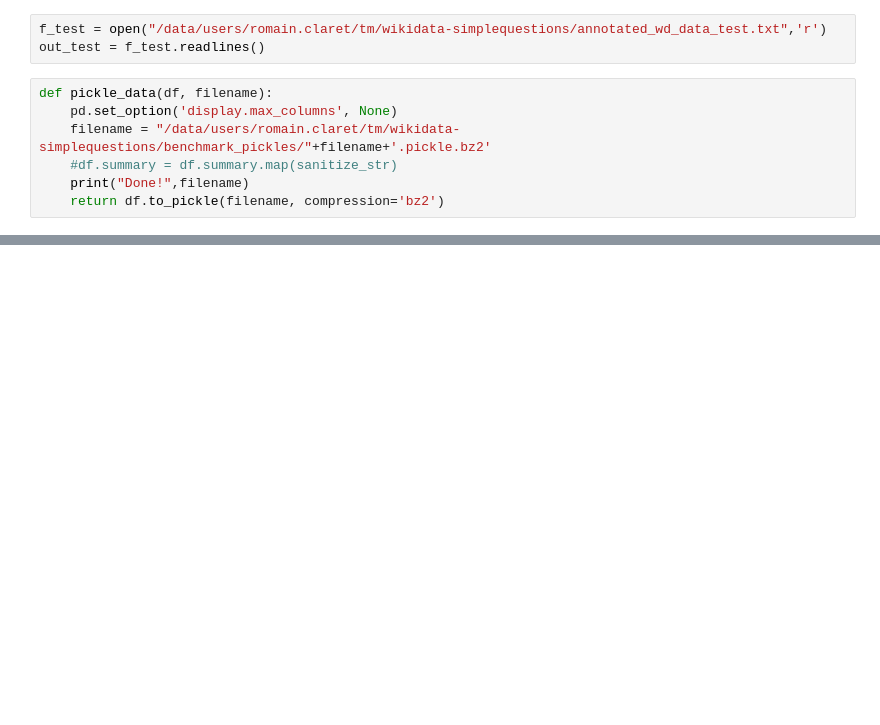
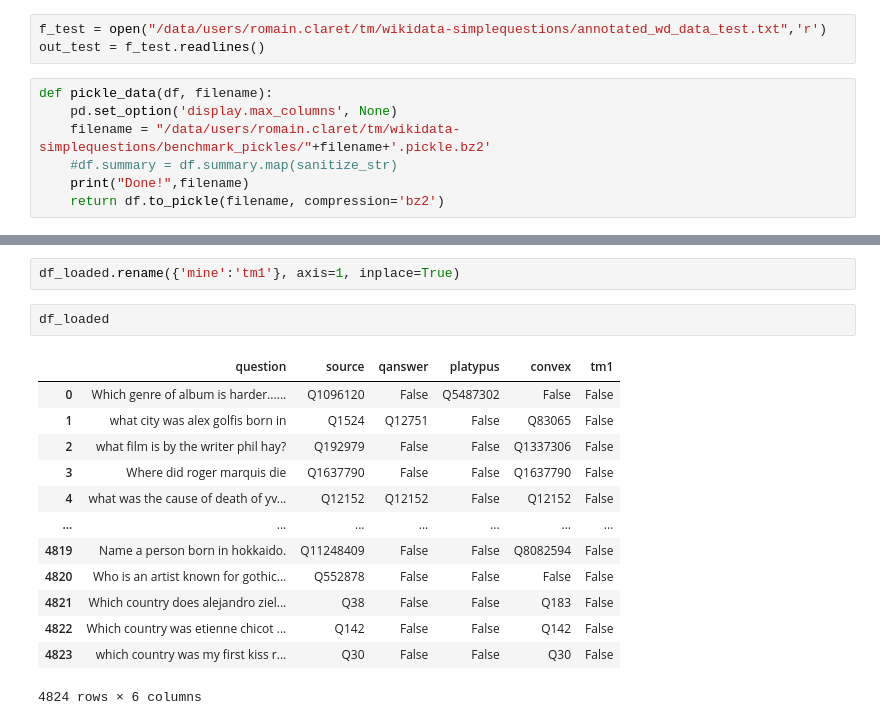
Before and after one commit to RomainClaret/mse.thesis.code, a Jupyter notebook: playground-benchmarking-qa-systems.ipynb, the cells around one changed output, grey strips where cells are left out. Saved outputs shown, nothing was run; the diff lists cells and outputs as text; blank space fills up the shorter version.

```diff
--- a/playground-benchmarking-qa-systems.ipynb
+++ b/playground-benchmarking-qa-systems.ipynb
@@ -190,0 +200,18 @@ df
+# %%
+df_loaded.rename({'mine':'tm1'}, axis=1, inplace=True)
+# %%
+df_loaded
+# %% [output]
+|  | question | source | qanswer | platypus | convex | tm1 |
+| 0 | Which genre of album is harder...... | Q1096120 | False | Q5487302 | False | False |
+| 1 | what city was alex golfis born in | Q1524 | Q12751 | False | Q83065 | False |
+| 2 | what film is by the writer phil hay? | Q192979 | False | False | Q1337306 | False |
+| 3 | Where did roger marquis die | Q1637790 | False | False | Q1637790 | False |
+| 4 | what was the cause of death of yv... | Q12152 | Q12152 | False | Q12152 | False |
+| ... | ... | ... | ... | ... | ... | ... |
+| 4819 | Name a person born in hokkaido. | Q11248409 | False | False | Q8082594 | False |
+| 4820 | Who is an artist known for gothic... | Q552878 | False | False | False | False |
+| 4821 | Which country does alejandro ziel... | Q38 | False | False | Q183 | False |
+| 4822 | Which country was etienne chicot ... | Q142 | False | False | Q142 | False |
+| 4823 | which country was my first kiss r... | Q30 | False | False | Q30 | False |
+4824 rows × 6 columns
```
Also changed, not shown: parts of 25 cells of this notebook, 11 other files.
